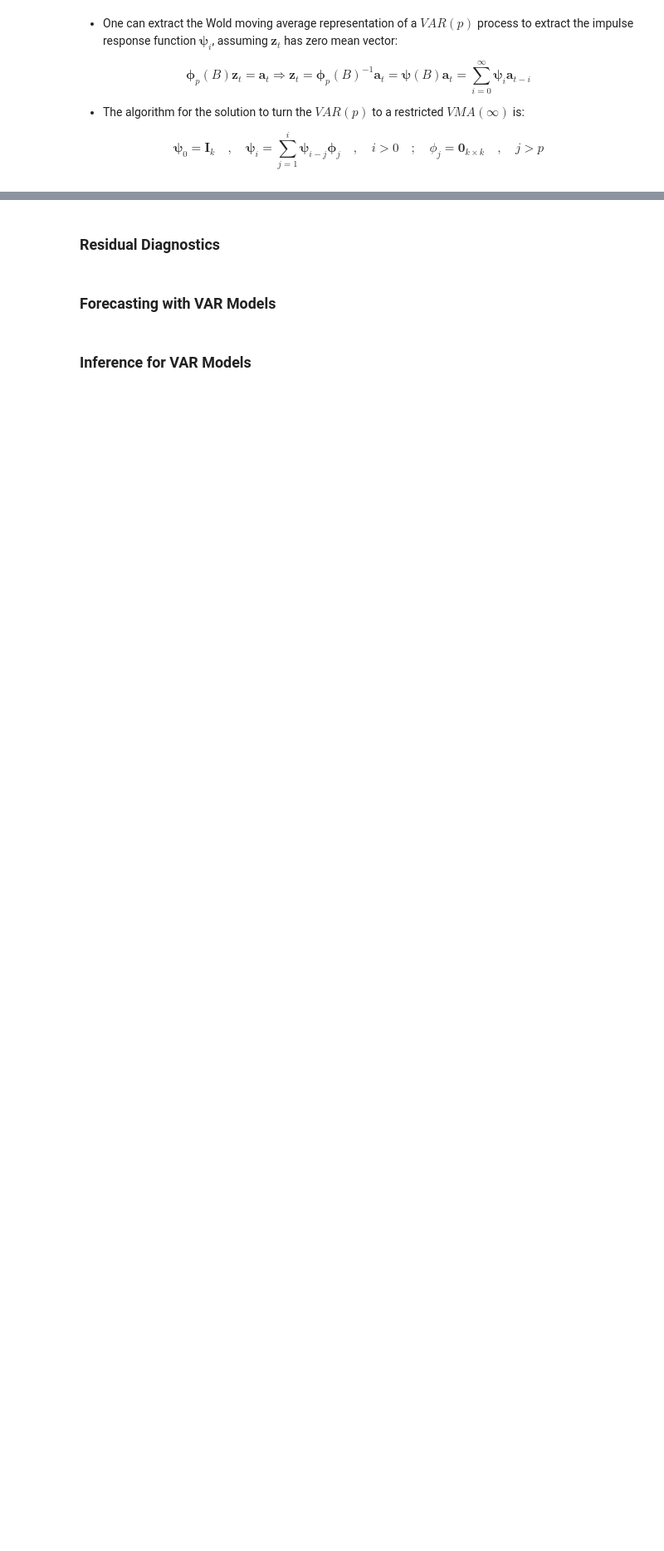
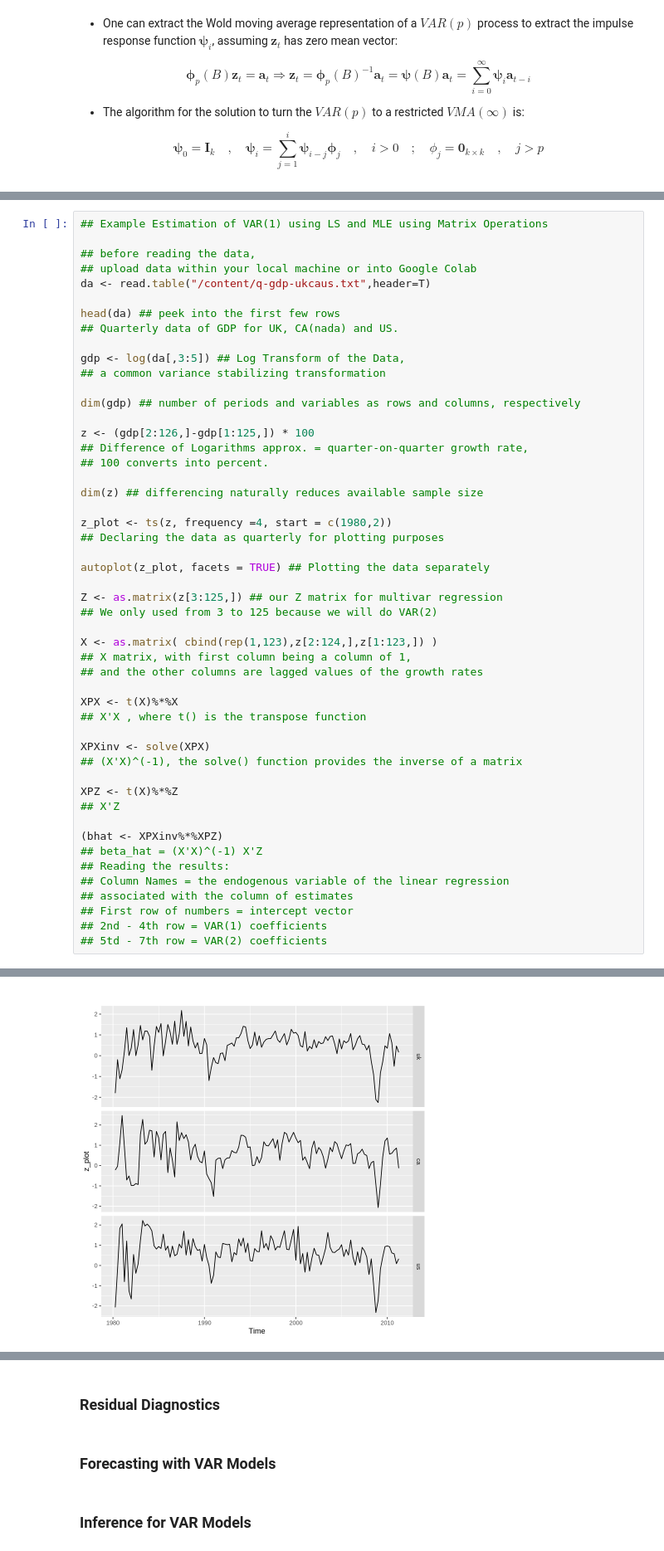
Before and after one commit to pacayton/Stat_268_Advanced_Time_Series_Analysis, a Jupyter notebook: Stat_268_Week_5_Multivariate_Time_Series_Analysis_Part_1.ipynb, the cells around one changed output, grey strips where cells are left out. Shown at 83% size. Saved outputs shown, nothing was run; the diff lists cells and outputs as text; blank space fills up the shorter version.

```diff
--- a/Stat_268_Week_5_Multivariate_Time_Series_Analysis_Part_1.ipynb
+++ b/Stat_268_Week_5_Multivariate_Time_Series_Analysis_Part_1.ipynb
@@ -421,0 +492,51 @@ To facilita
+# %%
+## Example Estimation of VAR(1) using LS and MLE using Matrix Operations
+
+## before reading the data,
+## upload data within your local machine or into Google Colab
+da <- read.table("/content/q-gdp-ukcaus.txt",header=T)
+
+head(da) ## peek into the first few rows
+## Quarterly data of GDP for UK, CA(nada) and US.
+
+gdp <- log(da[,3:5]) ## Log Transform of the Data,
+## a common variance stabilizing transformation
+
+dim(gdp) ## number of periods and variables as rows and columns, respectively
+
+z <- (gdp[2:126,]-gdp[1:125,]) * 100
+## Difference of Logarithms approx. = quarter-on-quarter growth rate,
+## 100 converts into percent.
+
+dim(z) ## differencing naturally reduces available sample size
+
+z_plot <- ts(z, frequency =4, start = c(1980,2))
+## Declaring the data as quarterly for plotting purposes
+
+autoplot(z_plot, facets = TRUE) ## Plotting the data separately
+
+Z <- as.matrix(z[3:125,]) ## our Z matrix for multivar regression
+## We only used from 3 to 125 because we will do VAR(2)
+
+X <- as.matrix( cbind(rep(1,123),z[2:124,],z[1:123,]) )
+## X matrix, with first column being a column of 1,
+## and the other columns are lagged values of the growth rates
+
+XPX <- t(X)%*%X
+## X'X , where t() is the transpose function
+
+XPXinv <- solve(XPX)
+## (X'X)^(-1), the solve() function provides the inverse of a matrix
+
+XPZ <- t(X)%*%Z
+## X'Z
+
+(bhat <- XPXinv%*%XPZ)
+## beta_hat = (X'X)^(-1) X'Z
+## Reading the results:
+## Column Names = the endogenous variable of the linear regression
+## associated with the column of estimates
+## First row of numbers = intercept vector
+## 2nd - 4th row = VAR(1) coefficients
+## 5td - 7th row = VAR(2) coefficients
+# %% [output]
@@ -421,0 +563 @@ To facilita
+[figure, added]
```
Also changed, not shown: parts of 16 cells of this notebook.
